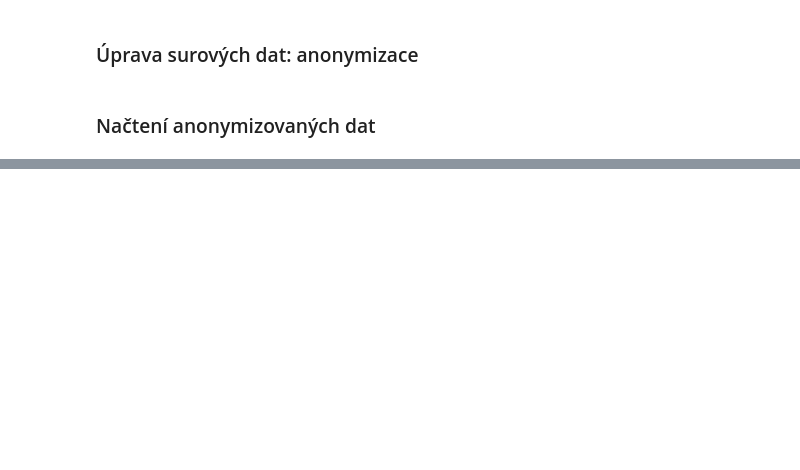
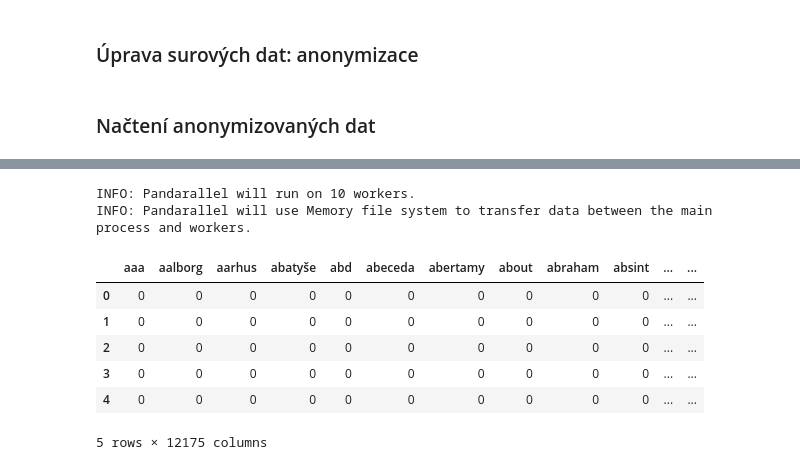
Before and after one commit to czech-radio/respondent-classify, a Jupyter notebook: processing.ipynb, the cells around one changed output, grey strips where cells are left out. Drawn from its saved outputs; the diff is of its cells as text; code cells hidden in the pictures; blank space fills up the shorter version.

Commit message:
Added better lemmatizer

```diff
--- a/processing.ipynb
+++ b/processing.ipynb
@@ -28,6 +99,9 @@ df[df['descriptions'].str.contains("'")]
 import json
 import subprocess
 import requests
+from pandarallel import pandarallel
+pandarallel.initialize()
+
 zkratky = {'zast': 'zastupitel', 'kand': 'kandidát', 'posl': 'poslanec'}
 main_separator = ';'
 interpunkcni_z = '",.;:_!?(){}-'
@@ -104,7 +178,8 @@ def lower(column: pd.Series) -> pd.Series:
 def correct_word(word: str) -> str:
     url = 'http://localhost/correct?data=' + word
     response = requests.get(url)
+    corrected = response.json()['result']
     return response.json()['result']
 
 def correct_grammar(column: pd.Series) -> pd.Series:
-    return column.apply(lambda row: [correct_word(word) for word in row])
+    return column.parallel_apply(lambda row: [correct_word(word) for word in row])
@@ -128,0 +232,19 @@ coarse_bag.head()
+# %%
+i = 0
+def get_row_roots(row: list) -> list:
+    if len(row) == 0:
+        return row
+    words = " ".join(row)
+    #print(words)
+    url = f'http://localhost:3000/analyze?data={words}&derivation=root&output=vertical&convert_tagset=strip_lemma_id'
+    response = requests.get(url)
+    return [x.split('\t')[1] for x in response.json()['result'].split('\n') if len(x) != 0]
+
+def get_roots(column: pd.Series) -> pd.Series:
+    return column.parallel_apply(get_row_roots)
+# %%
+pandarallel.initialize()
+roots = get_roots(result_corrected)
+# %% [output]
+INFO: Pandarallel will run on 10 workers.
+INFO: Pandarallel will use Memory file system to transfer data between the main process and workers.
@@ -129,2 +253,12 @@ coarse_bag.head()
+# %%
+to_bag_of_words(roots, is_string=False).head()
+# %% [output]
+|  | aaa | aalborg | aarhus | abatyše | abd | abeceda | abertamy | about | abraham | absint | ... | ... |
+| 0 | 0 | 0 | 0 | 0 | 0 | 0 | 0 | 0 | 0 | 0 | ... | ... |
+| 1 | 0 | 0 | 0 | 0 | 0 | 0 | 0 | 0 | 0 | 0 | ... | ... |
+| 2 | 0 | 0 | 0 | 0 | 0 | 0 | 0 | 0 | 0 | 0 | ... | ... |
+| 3 | 0 | 0 | 0 | 0 | 0 | 0 | 0 | 0 | 0 | 0 | ... | ... |
+| 4 | 0 | 0 | 0 | 0 | 0 | 0 | 0 | 0 | 0 | 0 | ... | ... |
+5 rows × 12175 columns
 # %%
 %%time
```
Also changed, not shown: parts of 24 cells of this notebook, 1 other file.
